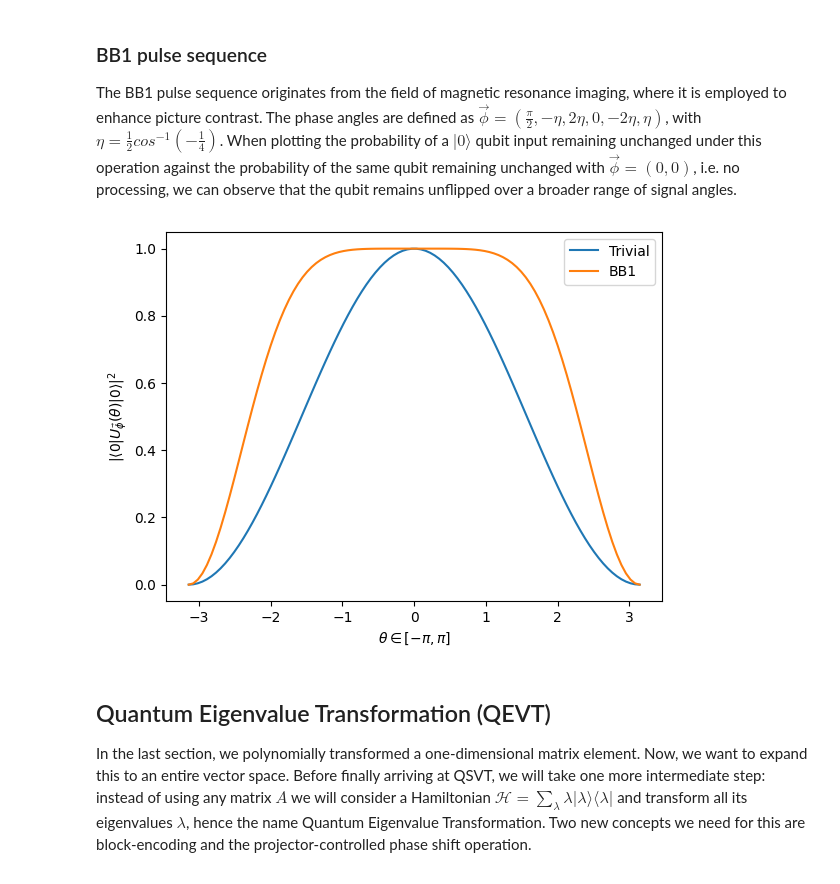
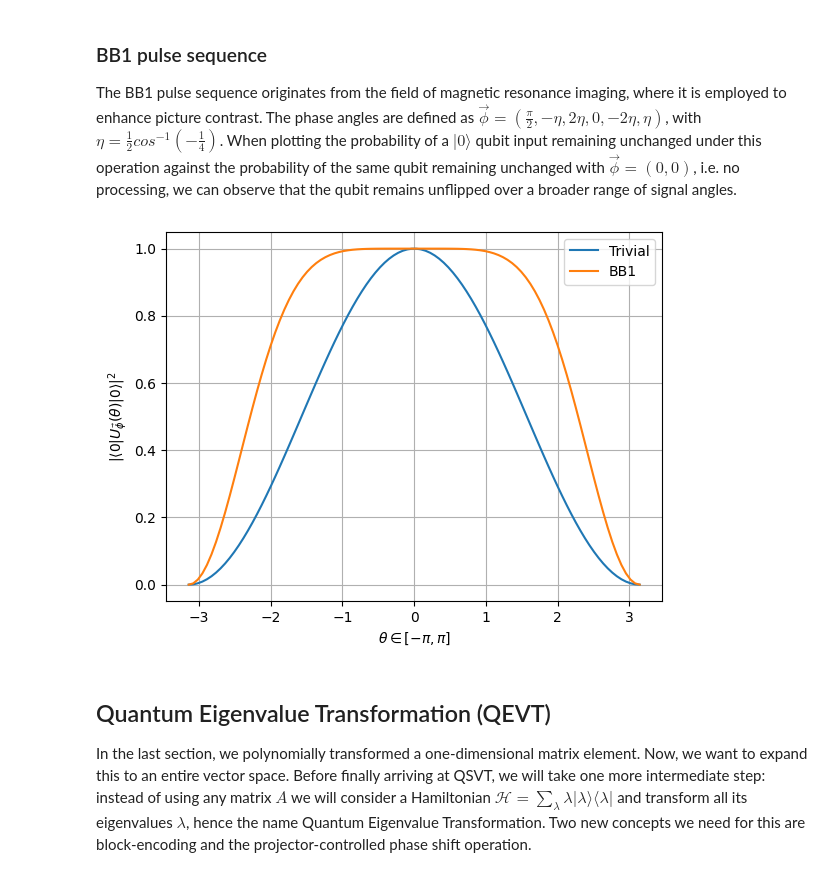
Before and after one commit to MaxSmd/quantum-singular-value-transformation, a Jupyter notebook: QSVT.ipynb, the cells around one changed output. Drawn from its saved outputs; the diff is of its cells as text; code cells hidden in the pictures.

```diff
--- a/QSVT.ipynb
+++ b/QSVT.ipynb
@@ -100,23 +102,25 @@ The BB1 pulse sequence originates from the field of magnetic resonance imaging,
 # %%
 theta_vec = np.linspace(-np.pi, np.pi, 100)
 a_vec = [np.cos(-0.5 * theta) for theta in theta_vec]
 
 phi_trivial_vec = [0, 0]
 p_trivial_vec = [np.square(np.abs(np.array([1, 0]) @ QSP(phi_trivial_vec, a) @ np.array([1, 0]))) for a in a_vec]
 
 eta = 0.5 * np.arccos(-0.25)
 phi_bb1_vec = [np.pi / 2, -eta, 2 * eta, 0, -2 * eta, eta]
 p_bb1_vec = [np.square(np.abs(np.array([1, 0]) @ QSP(phi_bb1_vec, a) @ np.array([1, 0]))) for a in a_vec]
 
 plt.plot(theta_vec, p_trivial_vec, label="Trivial")
 plt.plot(theta_vec, p_bb1_vec, label="BB1")
 plt.xlabel(r"$\theta \in [-\pi, \pi]$")
 plt.ylabel(r"$\vert \langle 0 \vert U_{\vec{\phi}}(\theta) \vert 0 \rangle \vert^2$")
+plt.legend(loc='best')
+plt.grid(True)
 
 plt.legend()
 plt.show()
 # %% [output]
-[figure, old version]
+[figure, new version]
 # %% [markdown]
 ## Quantum Eigenvalue Transformation (QEVT)
 In the last section, we polynomially transformed a one-dimensional matrix element. Now, we want to expand this to an entire vector space. Before finally arriving at QSVT, we will take one more intermediate step: instead of using any matrix $A$ we will consider a Hamiltonian $\mathcal{H} = \sum_\lambda \lambda \vert \lambda \rangle \langle \lambda \vert$ and transform all its eigenvalues $\lambda$, hence the name Quantum Eigenvalue Transformation. Two new concepts we need for this are block-encoding and the projector-controlled phase shift operation.
```
Also changed, not shown: parts of 6 cells of this notebook.
